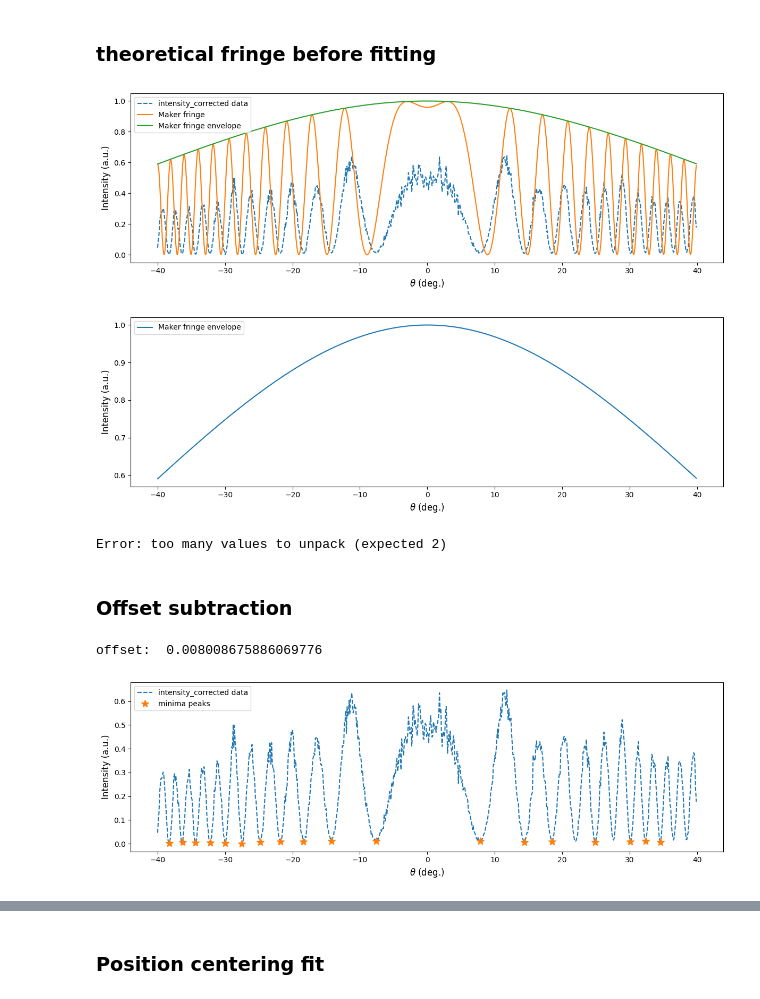
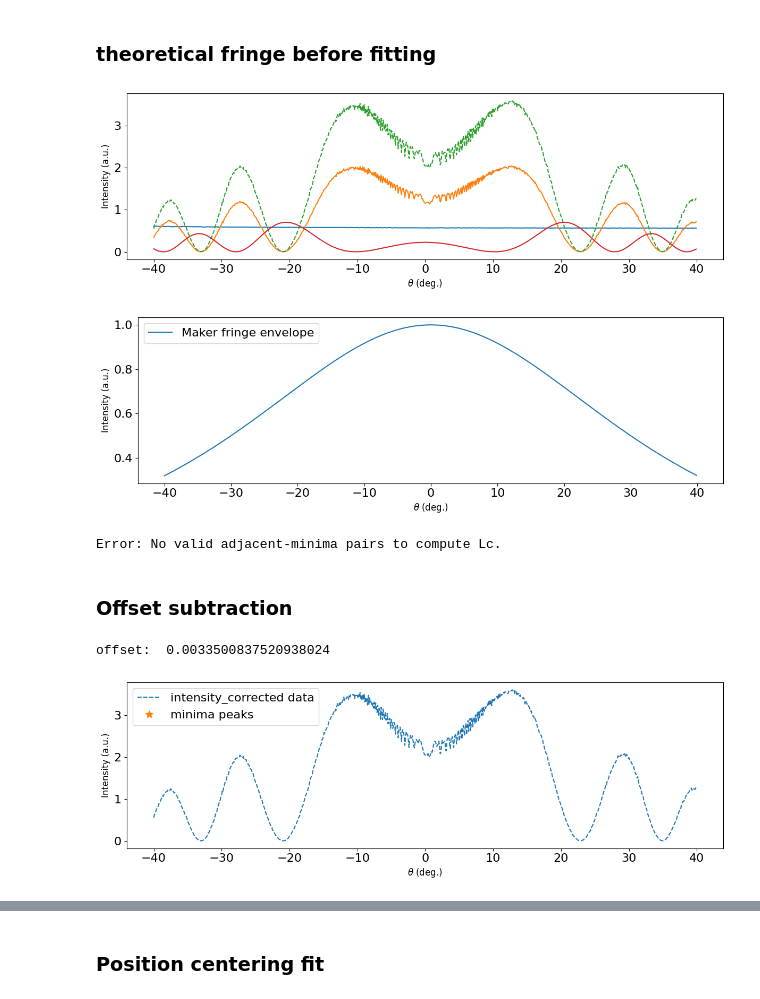
Before and after one commit to ui-kurodai/202510_NLO_measurement, a Jupyter notebook: test_codes/test_fitting.ipynb, the cells around one changed output, grey strips where cells are left out. Drawn from its saved outputs; the diff is of its cells as text; code cells hidden in the pictures.

```diff
--- a/test_codes/test_fitting.ipynb
+++ b/test_codes/test_fitting.ipynb
@@ -40,39 +44,47 @@ if crystal.axiality == "uniaxial":
     strategy = Jerphagnon1970Strategy(analysis)
 
 elif crystal.axiality == "biaxial":
-    from fitting_strategies.ishidate1974 import Ishidate1974Strategy
-    strategy = Ishidate1974Strategy(analysis)
+    # from fitting_strategies.ishidate1974 import Ishidate1974Strategy
+    # strategy = Ishidate1974Strategy(analysis)
+    from fitting_strategies.bechthold1977 import Bechthold1977Strategy
+    strategy = Bechthold1977Strategy(analysis)
+    # from fitting_strategies.shoji1997 import Shoji1997RotationStrategy
+    # strategy = Shoji1997RotationStrategy(analysis)
 # %%
 fringe = strategy._maker_fringes(override={"theta_deg":data["position"]})
 envelope = strategy._maker_fringes(override={"theta_deg":data["position"]}, envelope=True)
 
 x = analysis.data["position"]
+BBO_ref = analysis.data["ch1"]
+raw_intensity = analysis.data["ch2"]
 intensity_corrected = analysis.data["intensity_corrected"]
 # %% [markdown]
 ### theoretical fringe before fitting
 # %%
 import matplotlib.pyplot as plt
 import numpy as np
 
 plt.rcParams['font.size'] = 10
 fig, ax = plt.subplots(figsize=(12, 4))
 
-ax.plot(x, intensity_corrected, label='intensity_corrected data', linestyle='--')
-ax.plot(x, fringe, label='Maker fringe')
-ax.plot(x, envelope, label='Maker fringe envelope')
+ax.plot(x, BBO_ref, label='BBO')
+ax.plot(x, raw_intensity, label='raw')
+ax.plot(x, intensity_corrected, label='intensity_corrected', linestyle='--')
+ax.plot(x, fringe, label='theoretical curve')
+# ax.plot(x, envelope, label='envelope')
 
 ax.set_xlabel(r'$\theta$ (deg.)', fontsize=12)
 ax.set_ylabel('Intensity (a.u.)', fontsize=12)
 
 # ax.set_xlim(-20, 20)
 if np.max(envelope) > 10.0:
       ax.set_ylim(0, 10)
 
 fig.tight_layout()
-ax.legend(loc='upper left')
+# ax.legend(loc='upper left')
 plt.show()
 # %% [output]
-[figure, old version]
+[figure, new version]
 # %%
 plt.rcParams['font.size'] = 10
 fig, ax = plt.subplots(figsize=(12, 4))
@@ -87,7 +99,7 @@ fig.tight_layout()
 ax.legend(loc='upper left')
 plt.show()
 # %% [output]
-[figure, old version]
+[figure, new version]
 # %%
 try:
     results = strategy.fit_all()
@@ -95,7 +107,7 @@ except Exception as e:
     print(f"Error:{e}")
 # results = strategy.fit_all()
 # %% [output]
-Error: too many values to unpack (expected 2)
+Error: No valid adjacent-minima pairs to compute Lc.
 # %% [markdown]
 ### Offset subtraction
 # %%
@@ -122,8 +134,8 @@ fig.tight_layout()
 ax.legend(loc='upper left')
 plt.show()
 # %% [output]
-offset:  0.008008675886069776
+offset:  0.0033500837520938024
-[figure, old version]
+[figure, new version]
 # %%
 print(minima_x)
 # %% [output]
```
Also changed, not shown: parts of 26 cells of this notebook, 12 other files.
